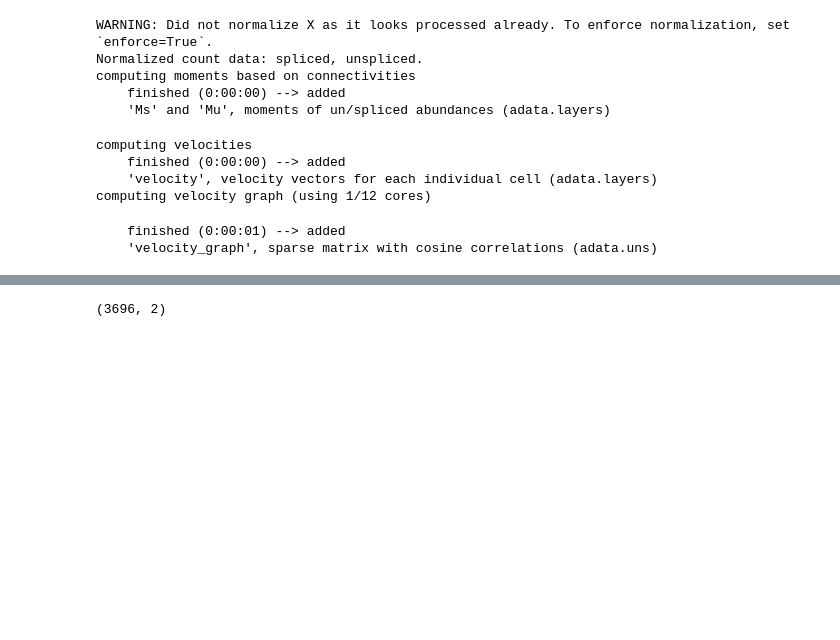
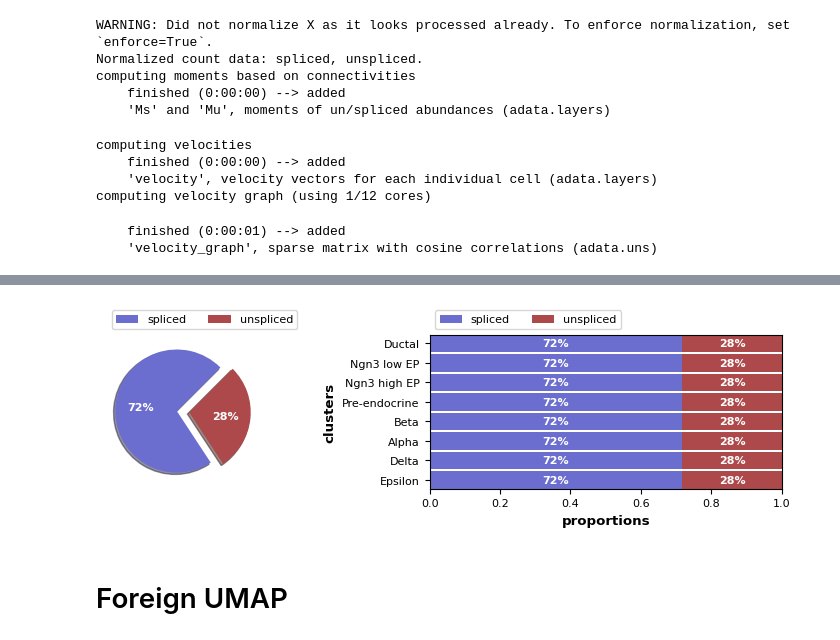
Before and after one commit to bbrener1/RNAForecasterPaperCode, a Jupyter notebook: PancreasSplicingAnalysis/sanity_checks.ipynb, the cells around one changed output, grey strips where cells are left out. Saved outputs shown, nothing was run; the diff lists cells and outputs as text; code cells hidden in the pictures; blank space fills up the shorter version.

```diff
--- a/PancreasSplicingAnalysis/sanity_checks.ipynb
+++ b/PancreasSplicingAnalysis/sanity_checks.ipynb
@@ -85,3 +81,9 @@ sc.pl.umap(filtered,color="G2M_score")
+# %%
+scv.pl.proportions(filtered)
+# %% [output]
+[figure, added]
+# %% [markdown]
+# Foreign UMAP
 # %%
 import matplotlib.pyplot as plt
 # %%
@@ -93,10 +95,6 @@ pca = pca_model.fit_transform(np.array(filtered.X.todense()))
 
 umap_model = UMAP(n_neighbors=15,min_dist=0.5, spread=1.0, n_components=2, negative_sample_rate=5, random_state=0,metric='cosine')
 u_t = umap_model.fit_transform(pca)
-# %%
-u_t.shape
-# %% [output]
-(3696, 2)
 # %%
 plt.figure()
 plt.scatter(*u_t.T,s=1)
```
Also changed, not shown: parts of 33 cells of this notebook, 1 other file.
